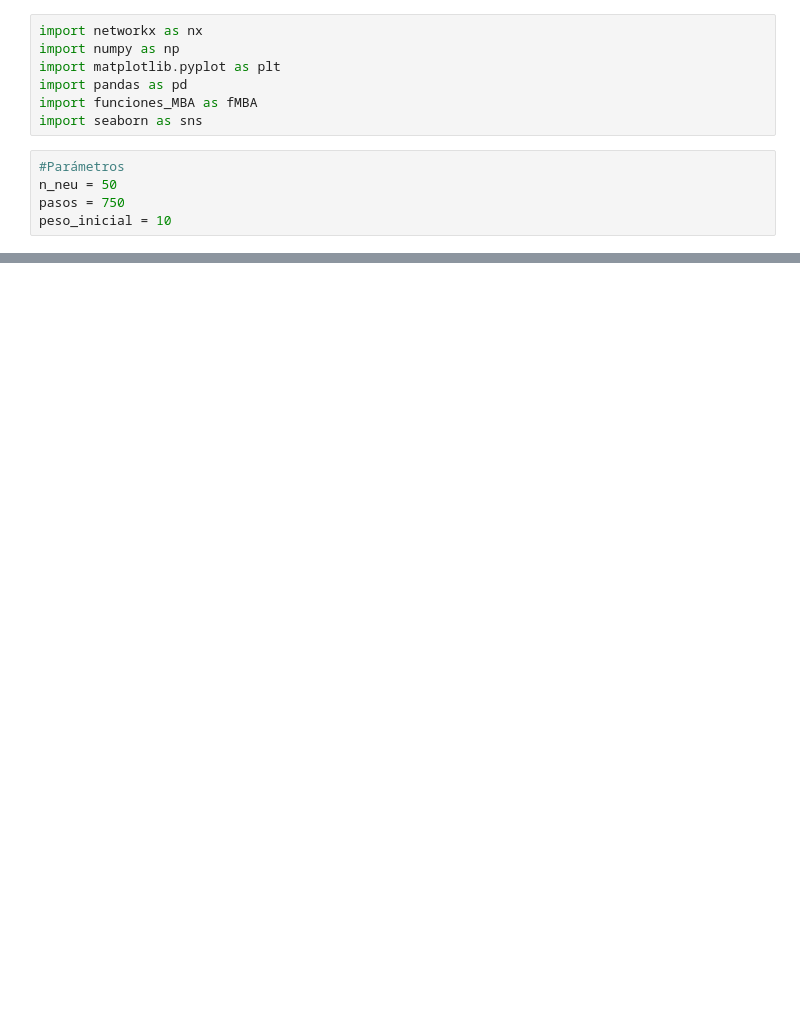
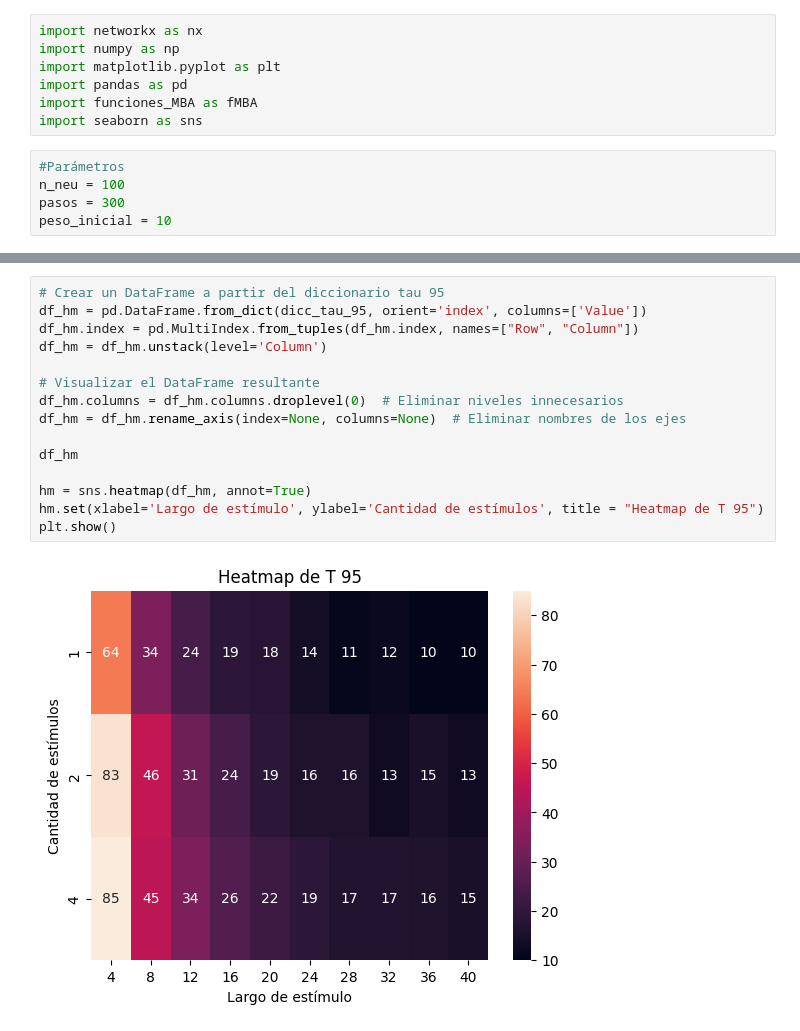
Before and after one commit to SalvadorCalanni/Modelos_basados_en_agentes, a Jupyter notebook: Diagrama_fases.ipynb, the cells around one changed output, grey strips where cells are left out. Saved outputs shown, nothing was run; the diff lists cells and outputs as text; blank space fills up the shorter version.

```diff
--- a/Diagrama_fases.ipynb
+++ b/Diagrama_fases.ipynb
@@ -7,6 +7,6 @@ import funciones_MBA as fMBA
 import seaborn as sns
 # %%
 #Parámetros
-n_neu = 50
-pasos = 750
+n_neu = 100
+pasos = 300
 peso_inicial = 10
@@ -66,0 +56,17 @@ sns.heatmap(df, annot=True)
+# %%
+# Crear un DataFrame a partir del diccionario tau 95
+df_hm = pd.DataFrame.from_dict(dicc_tau_95, orient='index', columns=['Value'])
+df_hm.index = pd.MultiIndex.from_tuples(df_hm.index, names=["Row", "Column"])
+df_hm = df_hm.unstack(level='Column')
+
+# Visualizar el DataFrame resultante
+df_hm.columns = df_hm.columns.droplevel(0)  # Eliminar niveles innecesarios
+df_hm = df_hm.rename_axis(index=None, columns=None)  # Eliminar nombres de los ejes
+
+df_hm
+
+hm = sns.heatmap(df_hm, annot=True)
+hm.set(xlabel='Largo de estímulo', ylabel='Cantidad de estímulos', title = "Heatmap de T 95")
+plt.show()
+# %% [output]
+[figure, added]
```
Also changed, not shown: parts of 6 cells of this notebook, 2 other files.
